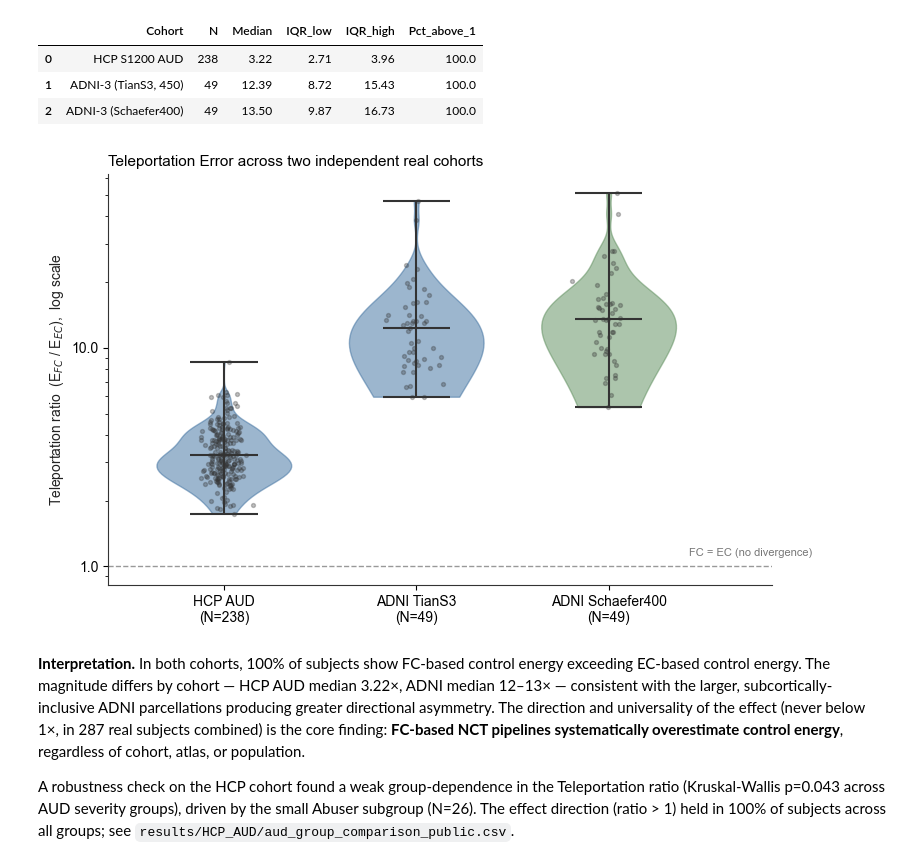
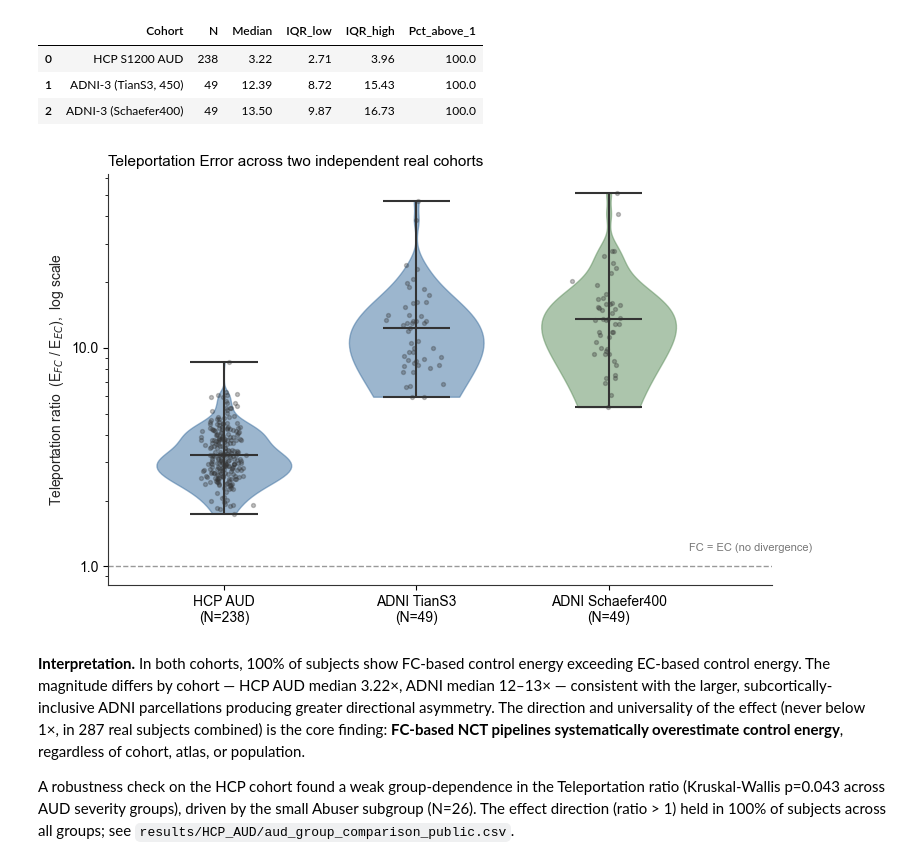
Before and after one commit to TheRoy666/NeuroSim, a Jupyter notebook: notebook/05_real_data_validation.ipynb, the cells around one changed output. Cells and saved outputs as stored; diff of their text form; code cells hidden in the pictures.

```diff
--- a/notebook/05_real_data_validation.ipynb
+++ b/notebook/05_real_data_validation.ipynb
@@ -131,35 +131,35 @@ fig, ax = plt.subplots(figsize=(8, 5))
 datasets = [hcp_tel['teleport_ratio'].values,
             adni_tel_t['teleport_ratio'].values,
             adni_tel_s['teleport_ratio'].values]
 labels = ['HCP AUD\n(N=238)', 'ADNI TianS3\n(N=49)', 'ADNI Schaefer400\n(N=49)']
 colors = ['#3B6E9E', '#3B6E9E', '#5B8C5A']
 
 parts = ax.violinplot(datasets, positions=[0,1,2], showmedians=True, widths=0.7)
 for pc, c in zip(parts['bodies'], colors):
     pc.set_facecolor(c); pc.set_alpha(0.5); pc.set_edgecolor(c)
 for key in ['cmedians','cmins','cmaxes','cbars']:
     parts[key].set_color('#333333')
 
 rng = np.random.default_rng(0)
 for x, d in zip([0,1,2], datasets):
     jitter = rng.normal(x, 0.05, size=len(d))
     ax.scatter(jitter, d, s=8, color='#333333', alpha=0.3, zorder=3)
 
 ax.axhline(1, color='#999999', linestyle='--', linewidth=1)
 ax.text(2.42, 1.15, 'FC = EC (no divergence)', color='#777777', fontsize=8,
-        va='center', ha='left')
+        va='bottom', ha='left')
 ax.set_xticks([0,1,2]); ax.set_xticklabels(labels)
 ax.set_ylabel('Teleportation ratio  (E$_{FC}$ / E$_{EC}$),  log scale')
 ax.set_yscale('log')
 ax.yaxis.set_major_formatter(plt.matplotlib.ticker.ScalarFormatter())
 ax.yaxis.set_minor_formatter(plt.matplotlib.ticker.NullFormatter())
 ax.set_xlim(-0.6, 2.85)
 ax.set_title('Teleportation Error across two independent real cohorts', loc='left', fontsize=11)
 plt.tight_layout()
 plt.savefig('../notebook/fig_teleportation_combined.png', dpi=600, bbox_inches='tight')
 plt.show()
 # %% [output]
-[figure, old version]
+[figure, new version]
 # %% [markdown]
 **Interpretation.** In both cohorts, 100% of subjects show FC-based control energy
 exceeding EC-based control energy. The magnitude differs by cohort — HCP AUD median
```
Also changed, not shown: parts of 1 cell of this notebook.
